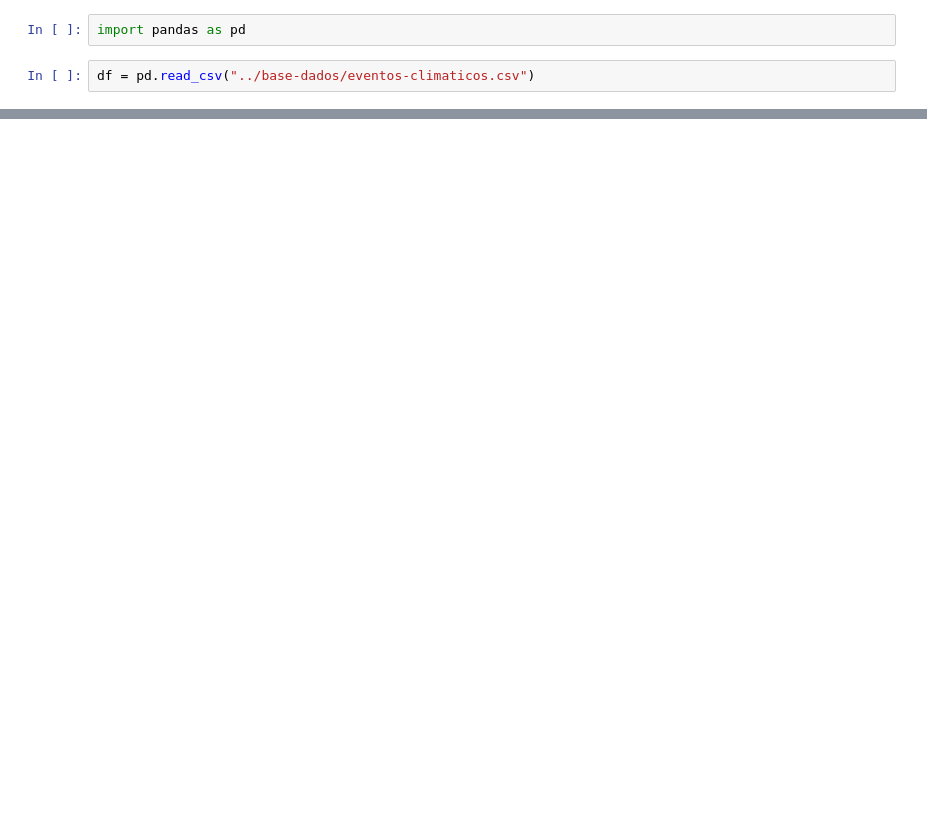
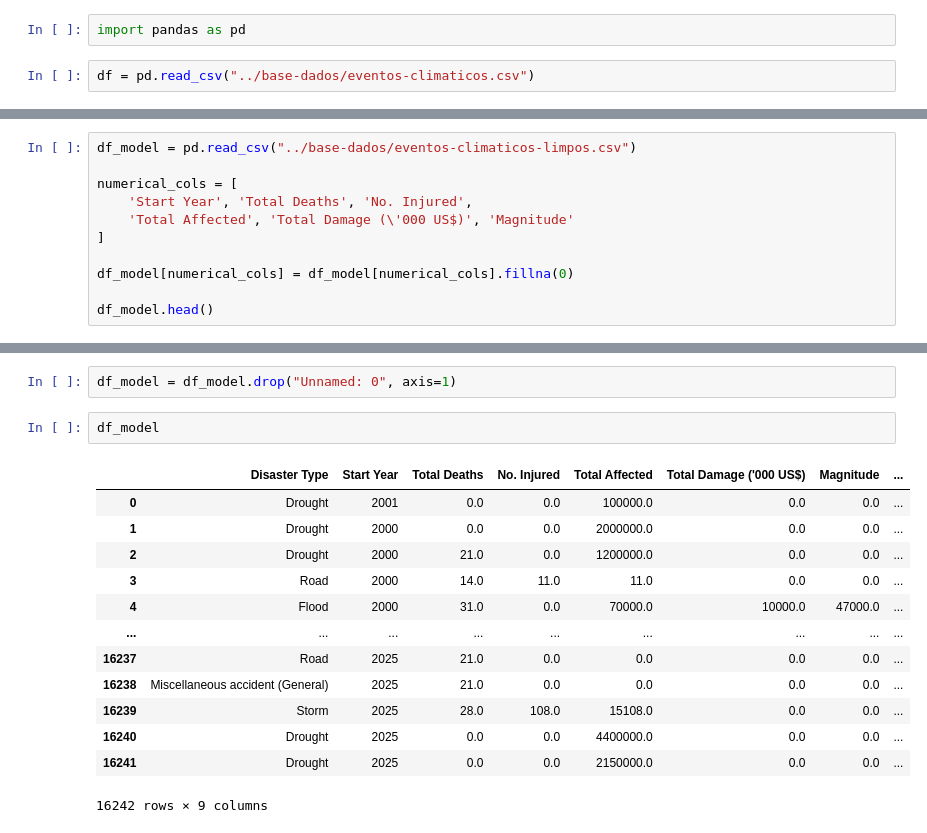
Before and after one commit to CoreWave-GlobalSolution-1-2025/CW-IA, a Jupyter notebook: notebooks/GS12025.ipynb, the cells around one changed output, grey strips where cells are left out. Drawn from its saved outputs; the diff is of its cells as text; blank space fills up the shorter version.

Commit message:
dados

```diff
--- a/notebooks/GS12025.ipynb
+++ b/notebooks/GS12025.ipynb
@@ -18,0 +48,11 @@ array(['Drought', 'Road', 'Flood', 'Extreme temperature',
+# %%
+df_model = pd.read_csv("../base-dados/eventos-climaticos-limpos.csv")
+
+numerical_cols = [
+    'Start Year', 'Total Deaths', 'No. Injured',
+    'Total Affected', 'Total Damage (\'000 US$)', 'Magnitude'
+]
+
+df_model[numerical_cols] = df_model[numerical_cols].fillna(0)
+
+df_model.head()
@@ -18,0 +66,18 @@ array(['Drought', 'Road', 'Flood', 'Extreme temperature',
+# %%
+df_model = df_model.drop("Unnamed: 0", axis=1)
+# %%
+df_model
+# %% [output]
+|  | Disaster Type | Start Year | Total Deaths | No. Injured | Total Affected | Total Damage ('000 US$) | Magnitude | ... |
+| 0 | Drought | 2001 | 0.0 | 0.0 | 100000.0 | 0.0 | 0.0 | ... |
+| 1 | Drought | 2000 | 0.0 | 0.0 | 2000000.0 | 0.0 | 0.0 | ... |
+| 2 | Drought | 2000 | 21.0 | 0.0 | 1200000.0 | 0.0 | 0.0 | ... |
+| 3 | Road | 2000 | 14.0 | 11.0 | 11.0 | 0.0 | 0.0 | ... |
+| 4 | Flood | 2000 | 31.0 | 0.0 | 70000.0 | 10000.0 | 47000.0 | ... |
+| ... | ... | ... | ... | ... | ... | ... | ... | ... |
+| 16237 | Road | 2025 | 21.0 | 0.0 | 0.0 | 0.0 | 0.0 | ... |
+| 16238 | Miscellaneous accident (General) | 2025 | 21.0 | 0.0 | 0.0 | 0.0 | 0.0 | ... |
+| 16239 | Storm | 2025 | 28.0 | 108.0 | 15108.0 | 0.0 | 0.0 | ... |
+| 16240 | Drought | 2025 | 0.0 | 0.0 | 4400000.0 | 0.0 | 0.0 | ... |
+| 16241 | Drought | 2025 | 0.0 | 0.0 | 2150000.0 | 0.0 | 0.0 | ... |
+16242 rows × 9 columns
```
Also changed, not shown: parts of 11 cells of this notebook, 4 other files.
